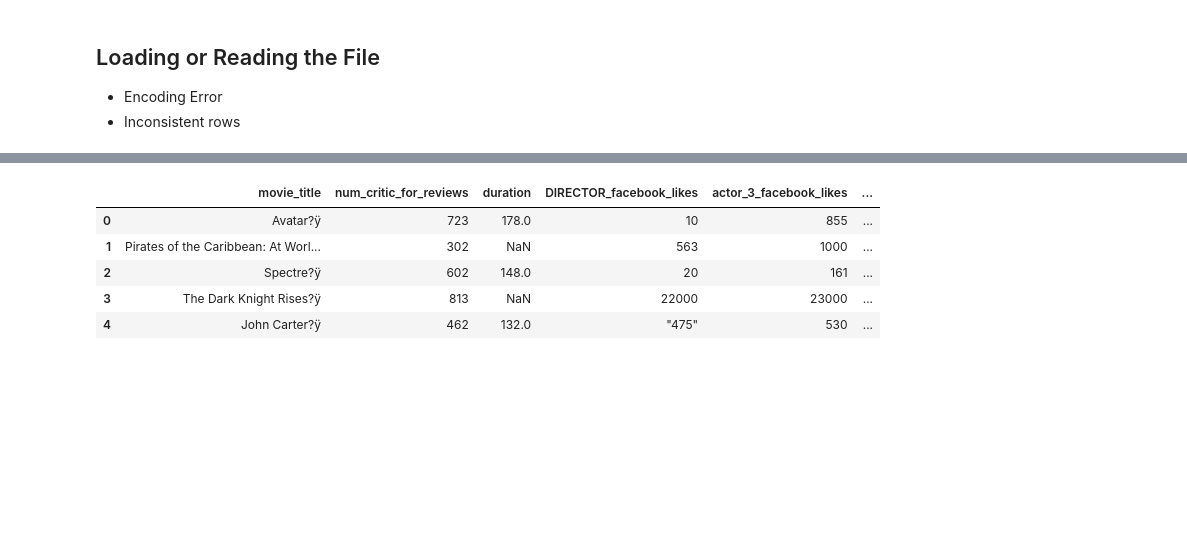
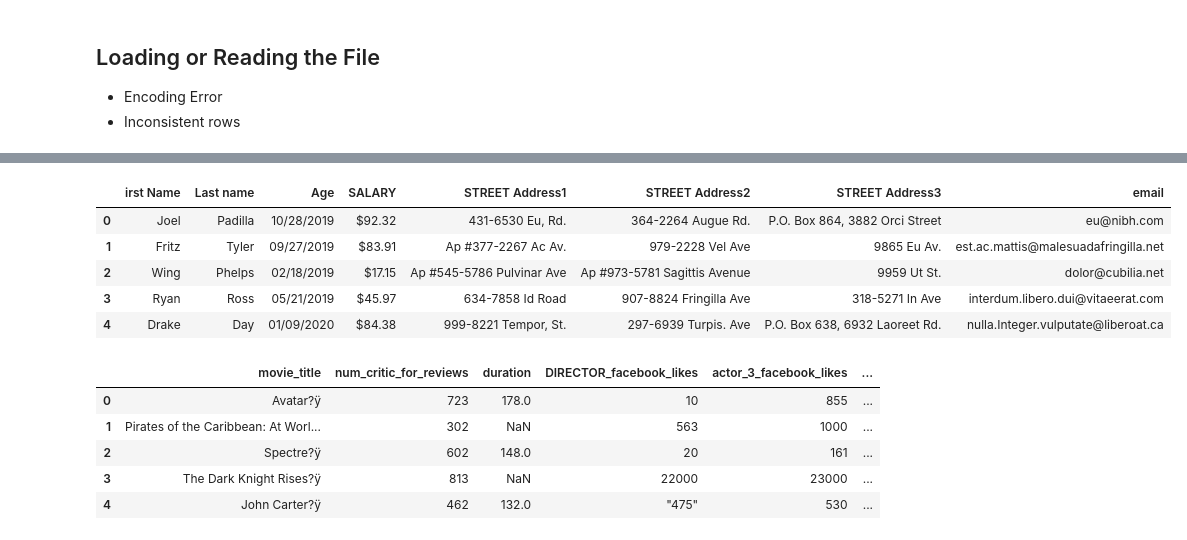
Before and after one commit to Sru-j/daily_lab_activities, a Jupyter notebook: DataCleaning_Example_1.ipynb, the cells around one changed output, grey strips where cells are left out. Cells and saved outputs as stored; diff of their text form; code cells hidden in the pictures; blank space fills up the shorter version.

```diff
--- a/DataCleaning_Example_1.ipynb
+++ b/DataCleaning_Example_1.ipynb
@@ -42,6 +97,15 @@ df1.head()
 # %%
 # Solution 2
 # Use Text Editor and Save it as Utf-8,ISO-8859-1,latin1
+df = pd.read_csv(url,encoding='latin1')
+df.head()
+# %% [output]
+|  | irst Name | Last name | Age | SALARY | STREET Address1 | STREET Address2 | STREET Address3 | email |
+| 0 | Joel | Padilla | 10/28/2019 | $92.32 | 431-6530 Eu, Rd. | 364-2264 Augue Rd. | P.O. Box 864, 3882 Orci Street | eu@nibh.com |
+| 1 | Fritz | Tyler | 09/27/2019 | $83.91 | Ap #377-2267 Ac Av. | 979-2228 Vel Ave | 9865 Eu Av. | est.ac.mattis@malesuadafringilla.net |
+| 2 | Wing | Phelps | 02/18/2019 | $17.15 | Ap #545-5786 Pulvinar Ave | Ap #973-5781 Sagittis Avenue | 9959 Ut St. | dolor@cubilia.net |
+| 3 | Ryan | Ross | 05/21/2019 | $45.97 | 634-7858 Id Road | 907-8824 Fringilla Ave | 318-5271 In Ave | interdum.libero.dui@vitaeerat.com |
+| 4 | Drake | Day | 01/09/2020 | $84.38 | 999-8221 Tempor, St. | 297-6939 Turpis. Ave | P.O. Box 638, 6932 Laoreet Rd. | nulla.Integer.vulputate@liberoat.ca |
 # %%
 df.head()
 # %% [output]
```
Also changed, not shown: parts of 10 cells of this notebook.
